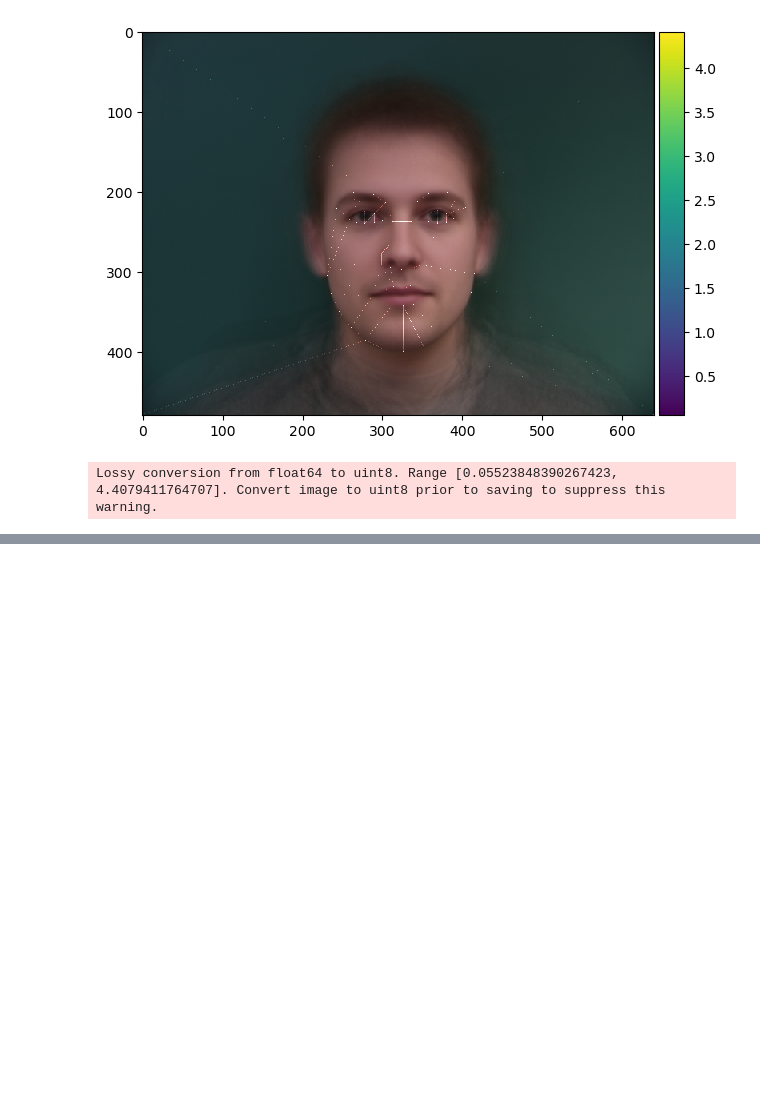
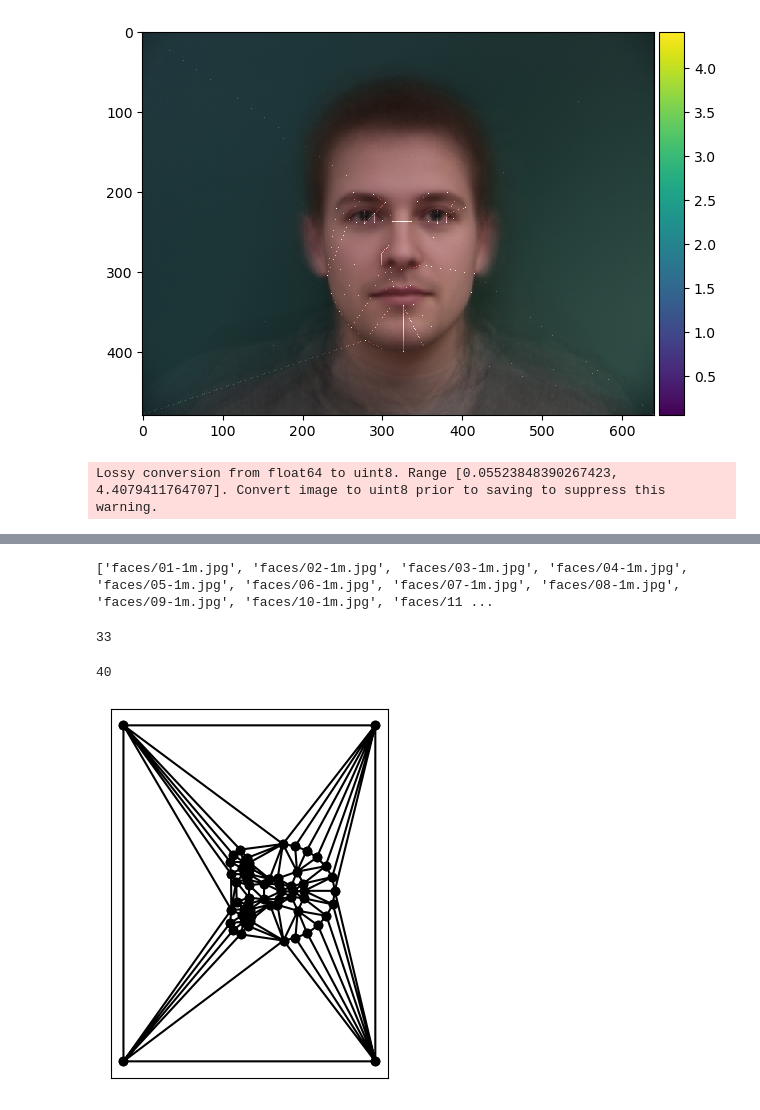
Before and after one commit to RichZhou1999/cs280_hw3, a Jupyter notebook: combine.ipynb, the cells around one changed output, grey strips where cells are left out. Drawn from its saved outputs; the diff is of its cells as text; code cells hidden in the pictures; blank space fills up the shorter version.

```diff
--- a/combine.ipynb
+++ b/combine.ipynb
@@ -374,0 +394,21 @@ Lossy conversion from float64 to uint8. Range [0.05523848390267423, 4.4079411764
+# %%
+print(img_paths)
+# %% [output]
+['faces/01-1m.jpg', 'faces/02-1m.jpg', 'faces/03-1m.jpg', 'faces/04-1m.jpg', 'faces/05-1m.jpg', 'faces/06-1m.jpg', 'faces/07-1m.jpg', 'faces/08-1m.jpg', 'faces/09-1m.jpg', 'faces/10-1m.jpg', 'faces/11 ...
+# %%
+print(len(all_points))
+# %% [output]
+33
+# %%
+print(len(img_paths))
+# %% [output]
+40
+# %%
+all_points_array = np.array(all_points)
+average_points = np.mean(all_points_array, axis= 0)
+average_points = list(average_points)
+average_points = average_points + [[height-1, width-1], [height-1,0 ],[0, width-1],[0,0]]
+# %%
+triangle_index = get_triangular(average_points)
+# %% [output]
+[figure, added]
```
Also changed, not shown: parts of 13 cells of this notebook, 4 other files.
